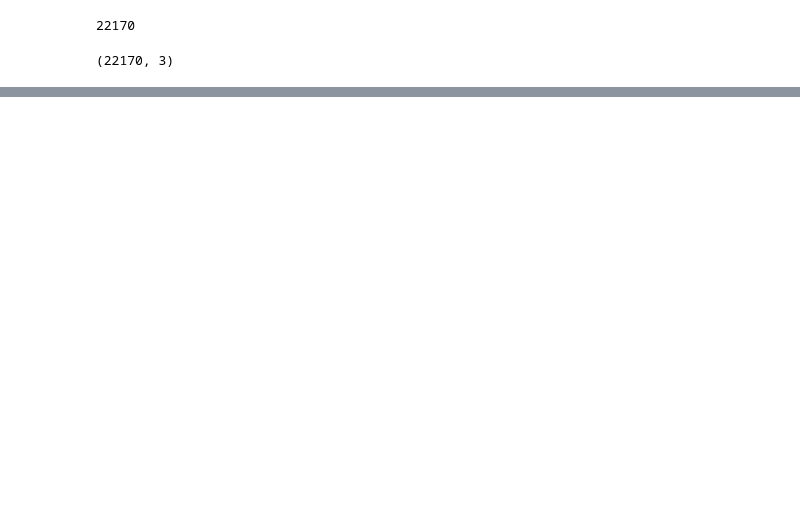
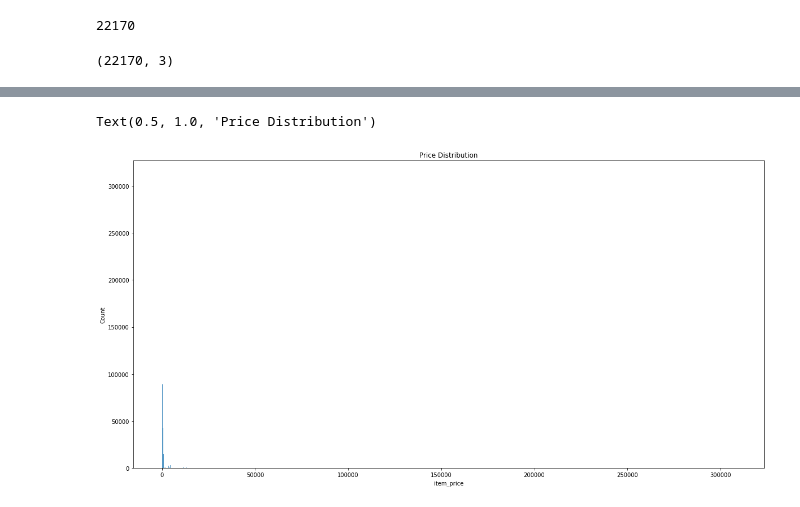
Before and after one commit to alsing/Predict-Future-Sales, a Jupyter notebook: notebooks/Initial.ipynb, the cells around one changed output, grey strips where cells are left out. Cells and saved outputs as stored; diff of their text form; code cells hidden in the pictures; blank space fills up the shorter version.

```diff
--- a/notebooks/Initial.ipynb
+++ b/notebooks/Initial.ipynb
@@ -138,0 +202,7 @@ items.shape
+# %%
+fig = plt.figure(figsize=(20, 10))
+sns.histplot(x=data['item_price'])
+plt.title('Price Distribution')
+# %% [output]
+Text(0.5, 1.0, 'Price Distribution')
+[figure, added]
```
Also changed, not shown: parts of 12 cells of this notebook.
